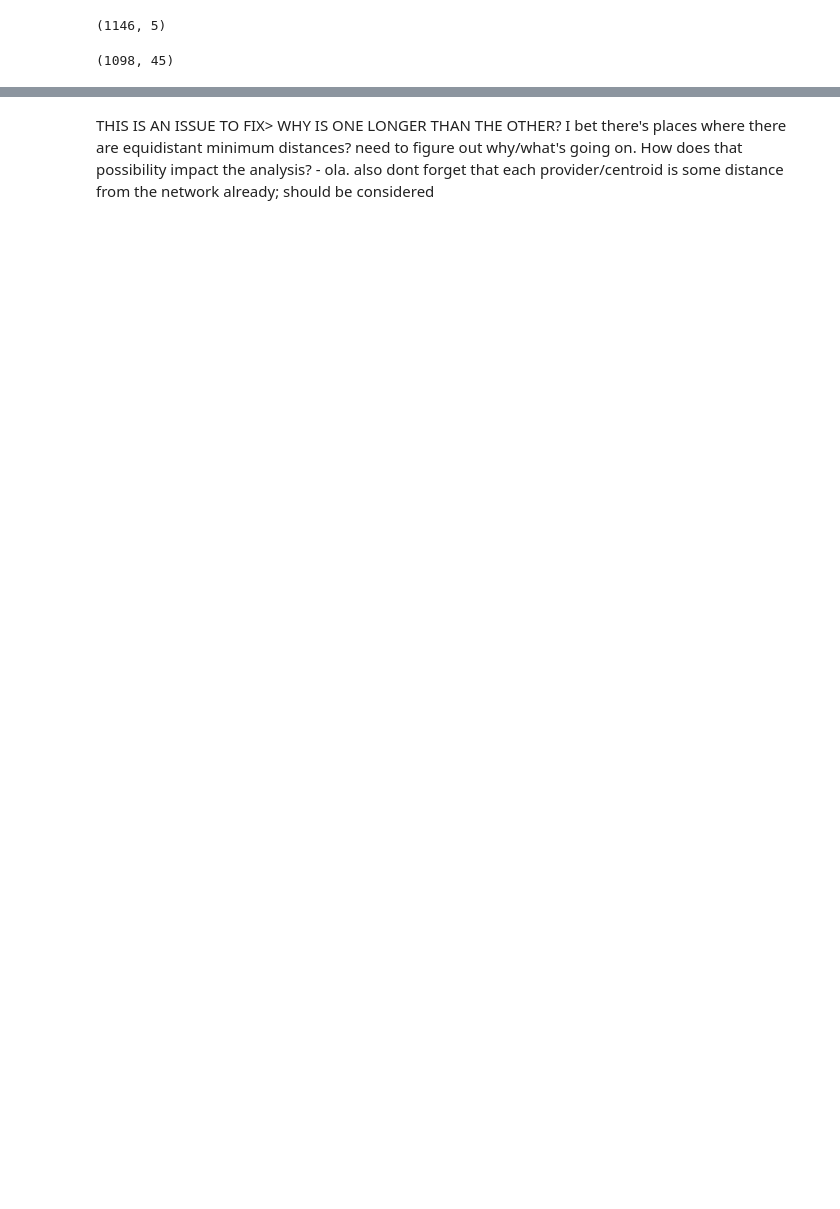
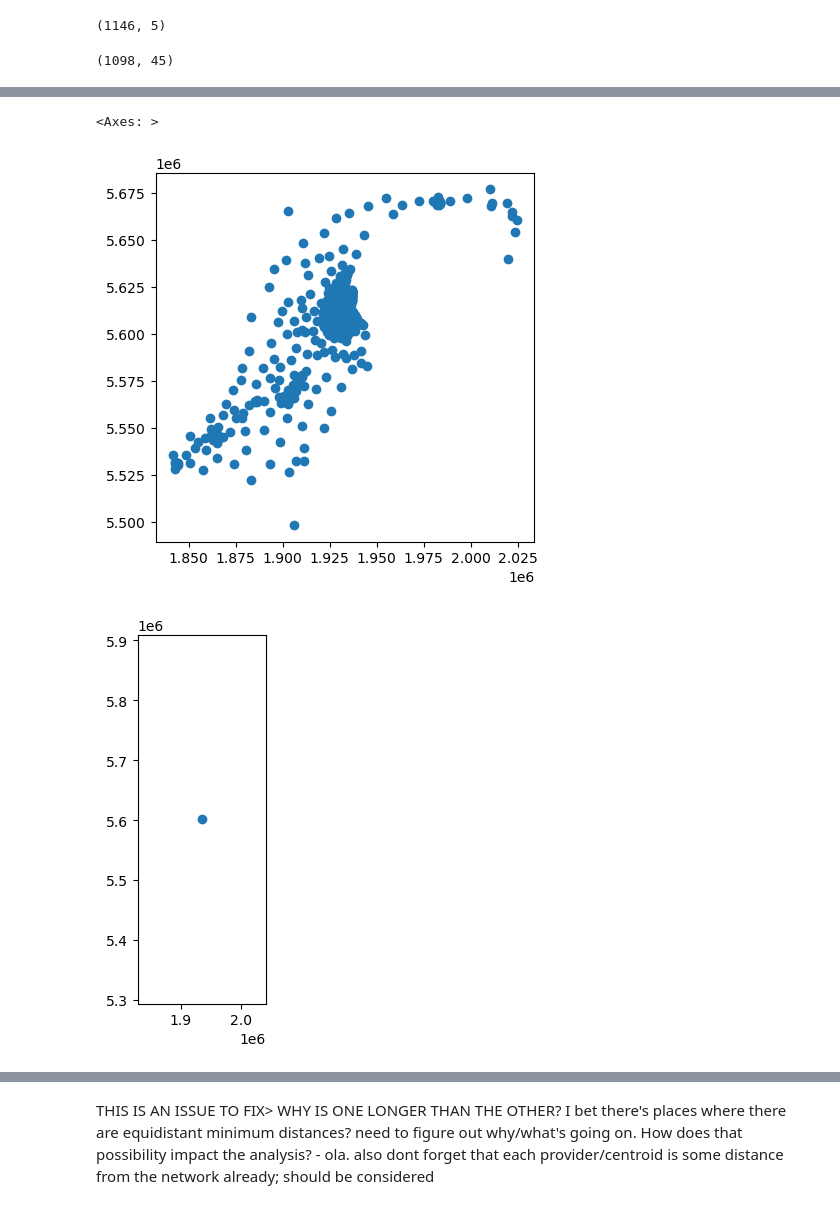
Before and after one commit to gsokolow/Flooding-and-Healthcare-2024, a Jupyter notebook: procedure/code/01-Jupyter_notebook.ipynb, the cells around one changed output, grey strips where cells are left out. Saved outputs shown, nothing was run; the diff lists cells and outputs as text; code cells hidden in the pictures; blank space fills up the shorter version.

```diff
--- a/procedure/code/01-Jupyter_notebook.ipynb
+++ b/procedure/code/01-Jupyter_notebook.ipynb
@@ -1239,0 +1344,11 @@ c_nearest_nodes.shape
+# %%
+extra_c = c_nearest_nodes[['7016293' in c for c in list(c_nearest_nodes['area_code'])]]
+## bizarre. not sure why this works but thank u https://stackoverflow.com/questions/44875397/keyerror-false-in-pandas-dataframe
+# %%
+c_nearest_nodes.plot()
+extra_c.plot()
+#Based on the axes, it seems like this point is way in the center of things...
+# %% [output]
+<Axes: >
+[figure, added]
+[figure, added]
```
Also changed, not shown: parts of 35 cells of this notebook.
